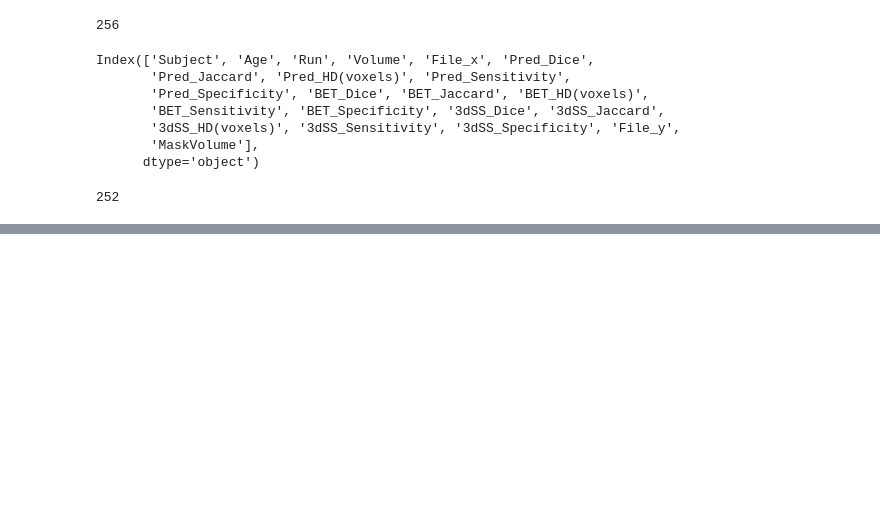
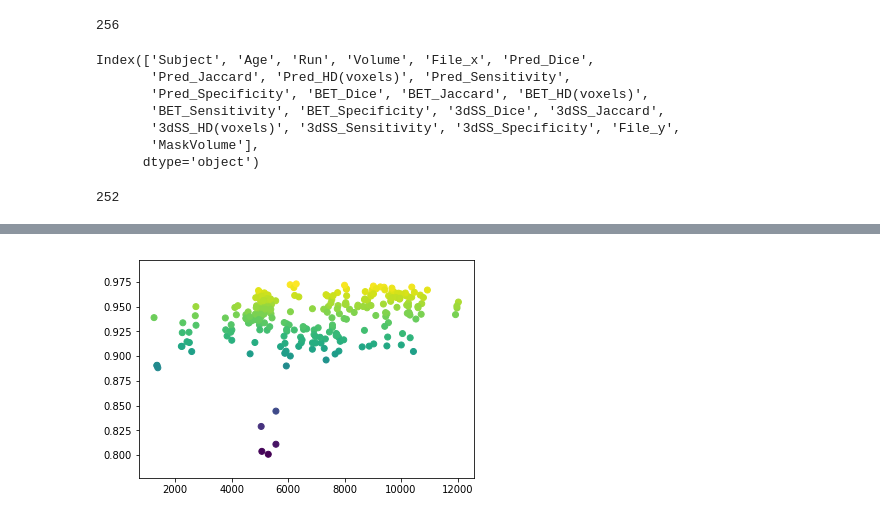
Before and after one commit to saigerutherford/fetal-code, a Jupyter notebook: figures/MedPy_Metrics.ipynb, the cells around one changed output, grey strips where cells are left out. Saved outputs shown, nothing was run; the diff lists cells and outputs as text; code cells hidden in the pictures; blank space fills up the shorter version.

```diff
--- a/figures/MedPy_Metrics.ipynb
+++ b/figures/MedPy_Metrics.ipynb
@@ -453,0 +463,8 @@ ax3 = age_metrics.plot.scatter(x='Age',
+# %%
+ax4 = plt.scatter(x=age_metrics['MaskVolume'],
+...                       y=age_metrics['Pred_Dice'],
+...                       c=age_metrics['Pred_Jaccard'], label=age_metrics['Pred_Jaccard'])
+#ax4.set_xlabel("Mask Volume")
+#ax4.set_ylabel("Dice Coefficient")
+# %% [output]
+[figure, added]
```
Also changed, not shown: parts of 8 cells of this notebook, 7 other files.
